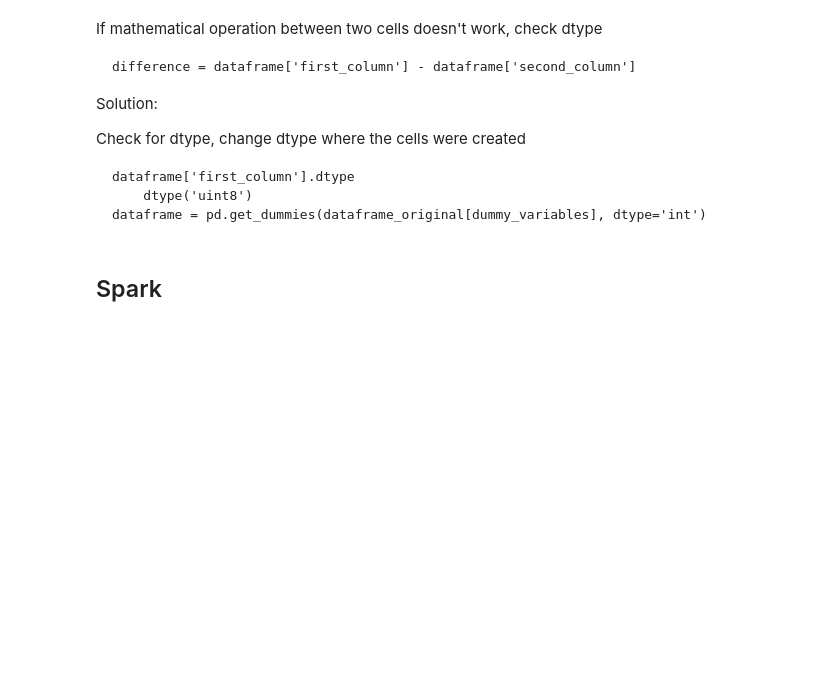
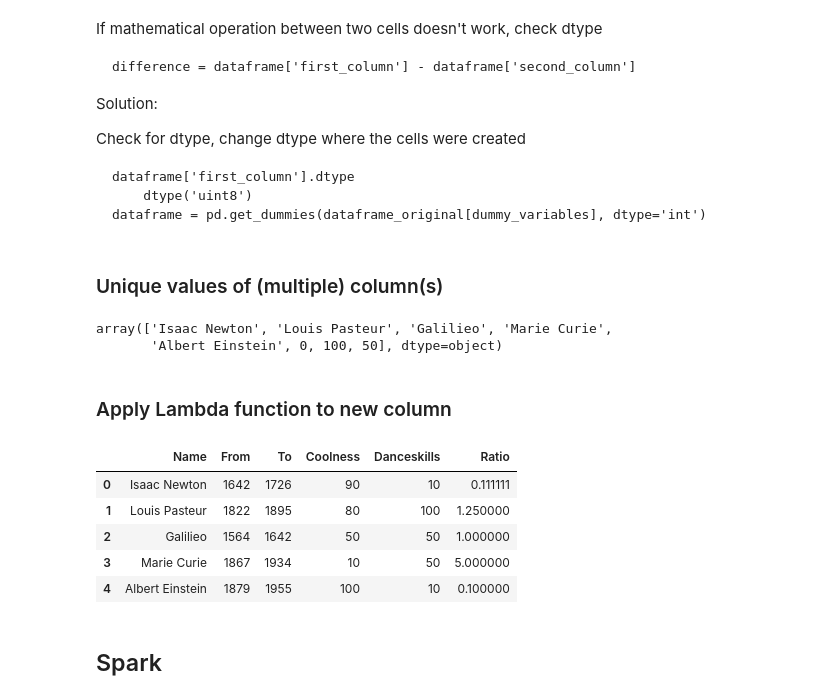
Before and after one commit to JurgisR/ADA_what_what, a Jupyter notebook: Cheatsheet.ipynb, the cells around one changed output. Drawn from its saved outputs; the diff is of its cells as text; code cells hidden in the pictures; blank space fills up the shorter version.

```diff
--- a/Cheatsheet.ipynb
+++ b/Cheatsheet.ipynb
@@ -53,5 +64,29 @@ Check for dtype, change dtype where the cells were created
     dataframe['first_column'].dtype
         dtype('uint8')
     dataframe = pd.get_dummies(dataframe_original[dummy_variables], dtype='int')
+# %% [markdown]
+### Unique values of (multiple) column(s)
+# %%
+# get unique from multiple columns - we need to flatten to one dimension using ravel
+unique_values = pd.unique(df[['Name','Danceskills']].values.ravel('K'))
+unique_values
+# %% [output]
+array(['Isaac Newton', 'Louis Pasteur', 'Galilieo', 'Marie Curie',
+       'Albert Einstein', 0, 100, 50], dtype=object)
+# %% [markdown]
+### Apply Lambda function to new column
+# %%
+def apply_func(row):
+    return row['Danceskills'] / row['Coolness']
+
+df['Ratio'] = df.apply(lambda row: apply_func(row), axis=1)
+df
+# %% [output]
+|  | Name | From | To | Coolness | Danceskills | Ratio |
+| 0 | Isaac Newton | 1642 | 1726 | 90 | 10 | 0.111111 |
+| 1 | Louis Pasteur | 1822 | 1895 | 80 | 100 | 1.250000 |
+| 2 | Galilieo | 1564 | 1642 | 50 | 50 | 1.000000 |
+| 3 | Marie Curie | 1867 | 1934 | 10 | 50 | 5.000000 |
+| 4 | Albert Einstein | 1879 | 1955 | 100 | 10 | 0.100000 |
 # %% [markdown]
 ## Spark
```
Also changed, not shown: parts of 16 cells of this notebook.
